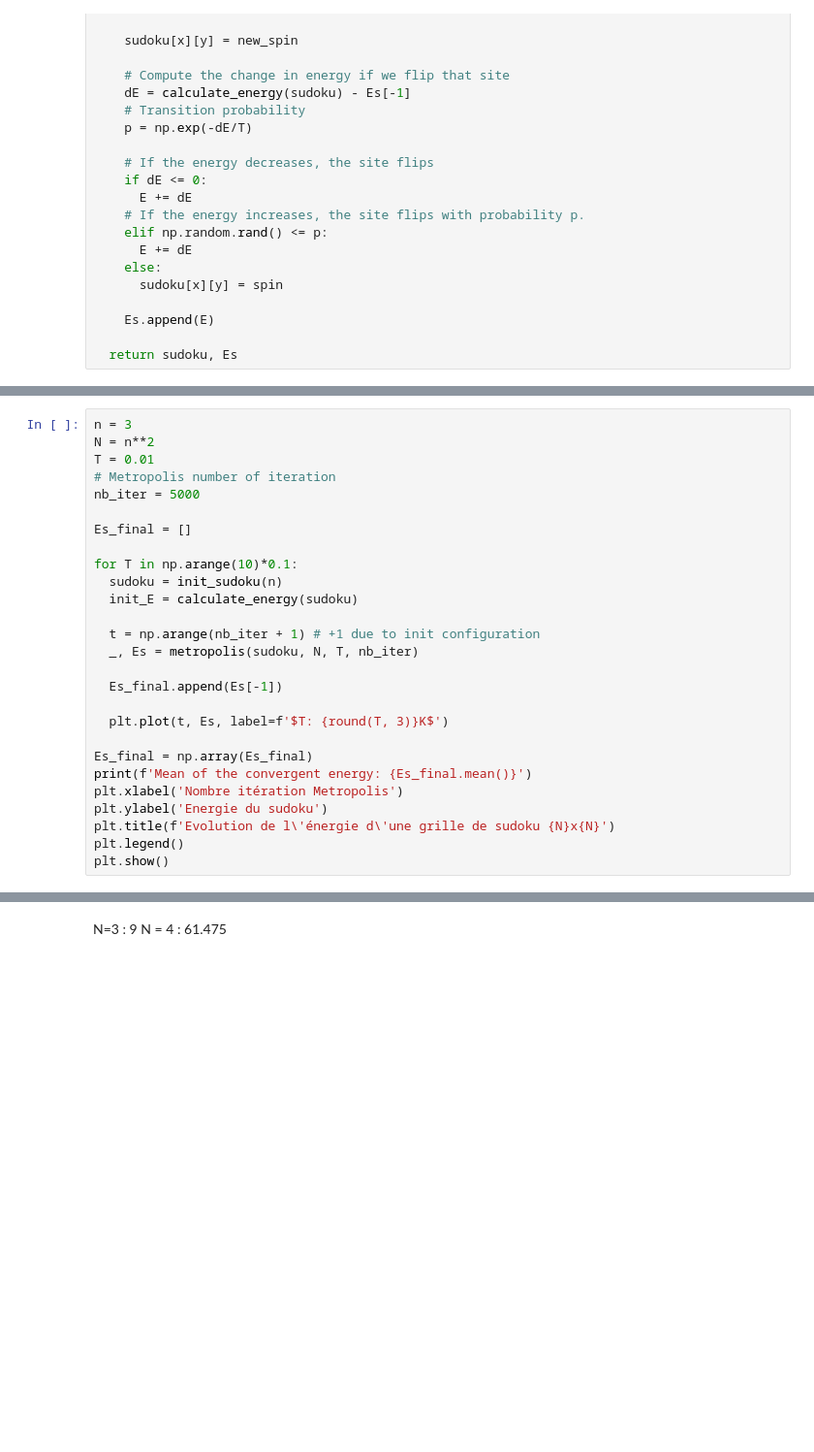
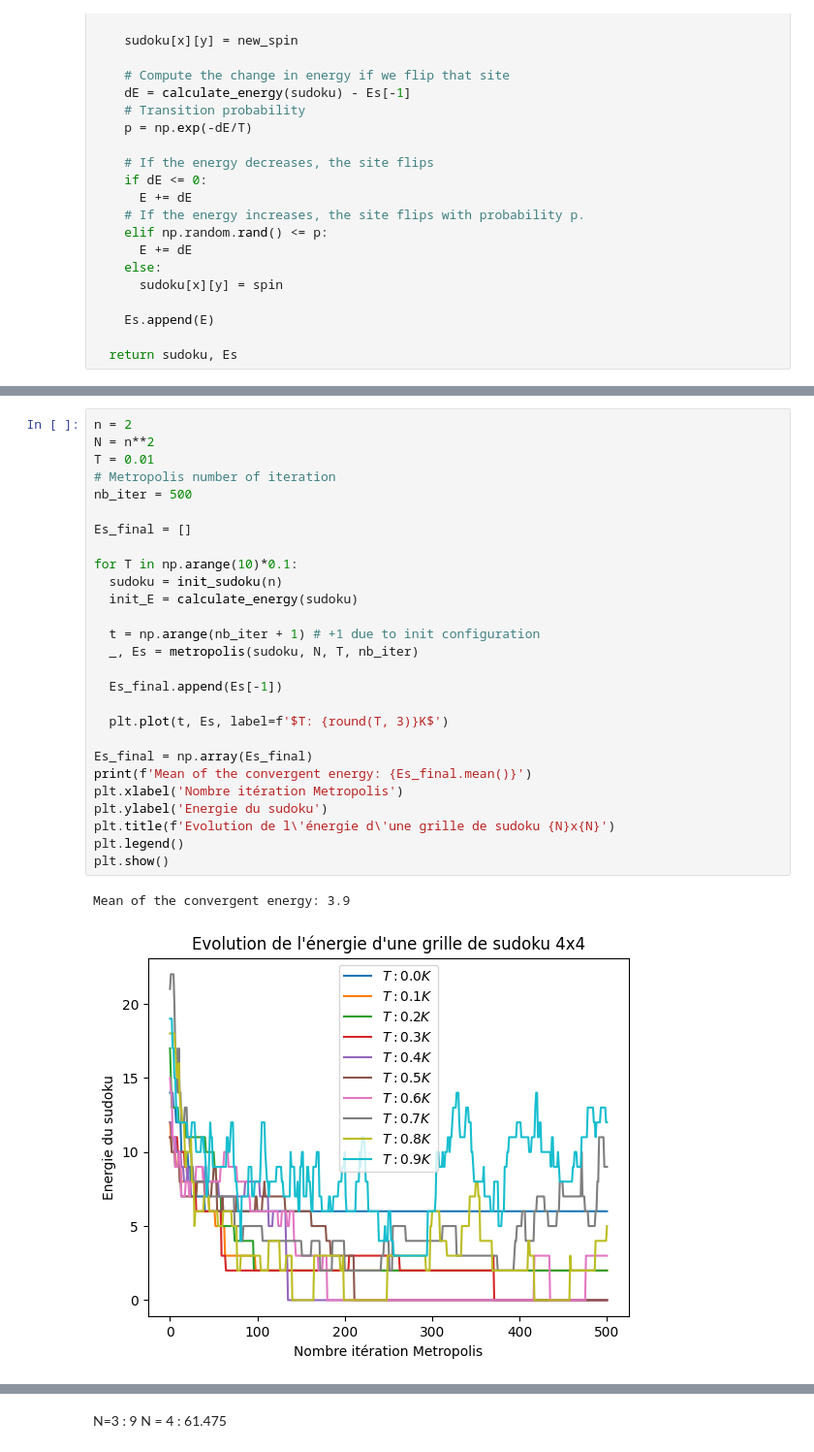
Before and after one commit to Gabriel-lct/ising-model-research, a Jupyter notebook: python/sudoku.ipynb, the cells around one changed output, grey strips where cells are left out. Shown at 97% size. Saved outputs shown, nothing was run; the diff lists cells and outputs as text; blank space fills up the shorter version.

```diff
--- a/python/sudoku.ipynb
+++ b/python/sudoku.ipynb
@@ -115,28 +134,31 @@ plt.show()
 # %%
-n = 3
+n = 2
 N = n**2
 T = 0.01
 # Metropolis number of iteration
-nb_iter = 5000
+nb_iter = 500
 
 Es_final = []
 
 for T in np.arange(10)*0.1:
   sudoku = init_sudoku(n)
   init_E = calculate_energy(sudoku)
 
   t = np.arange(nb_iter + 1) # +1 due to init configuration
   _, Es = metropolis(sudoku, N, T, nb_iter)
 
   Es_final.append(Es[-1])
 
   plt.plot(t, Es, label=f'$T: {round(T, 3)}K$')
 
 Es_final = np.array(Es_final)
 print(f'Mean of the convergent energy: {Es_final.mean()}')
 plt.xlabel('Nombre itération Metropolis')
 plt.ylabel('Energie du sudoku')
 plt.title(f'Evolution de l\'énergie d\'une grille de sudoku {N}x{N}')
 plt.legend()
 plt.show()
+# %% [output]
+Mean of the convergent energy: 3.9
+[figure, added]
 # %%
```
Also changed, not shown: parts of 7 cells of this notebook, 6 other files.
